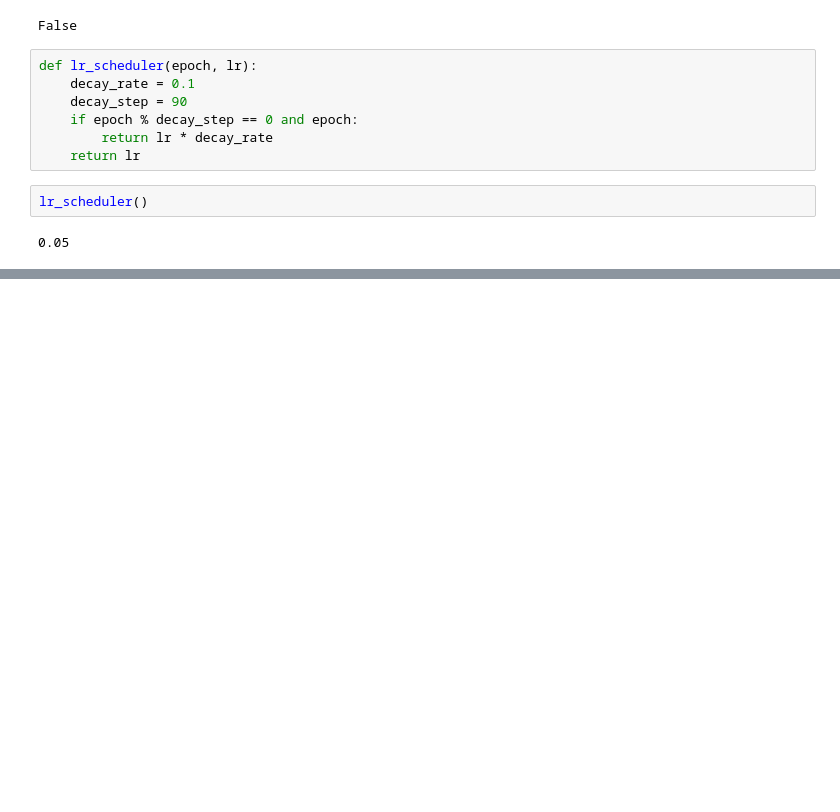
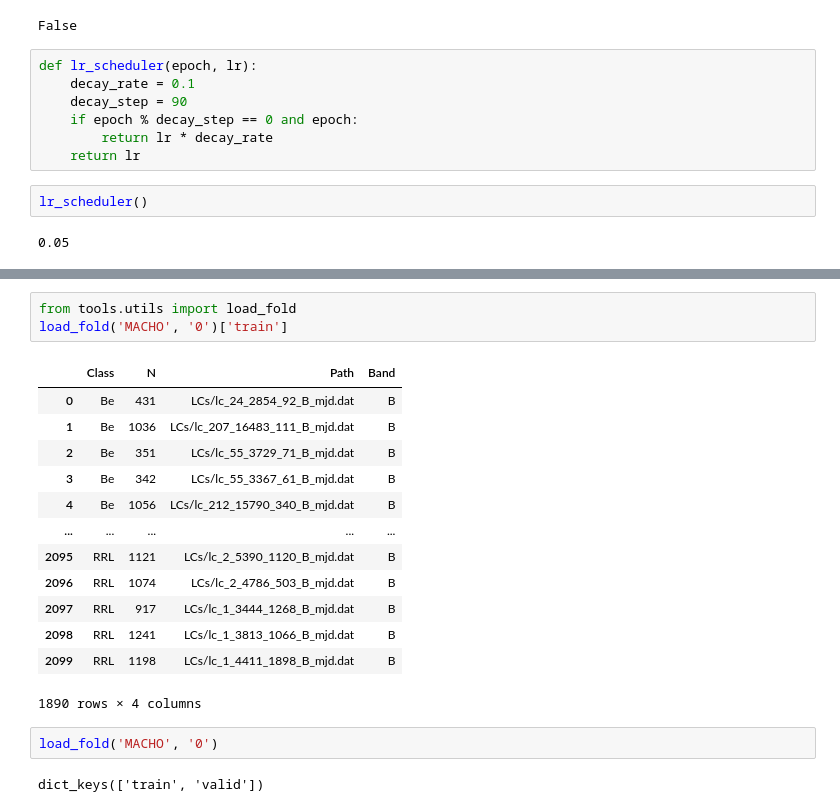
Before and after one commit to JerryLiuMY/transformer_astro, a Jupyter notebook: test.ipynb, the cells around one changed output, grey strips where cells are left out. Saved outputs shown, nothing was run; the diff lists cells and outputs as text; blank space fills up the shorter version.

```diff
--- a/test.ipynb
+++ b/test.ipynb
@@ -24,0 +33,21 @@ lr_scheduler()
+# %%
+from tools.utils import load_fold
+load_fold('MACHO', '0')['train']
+# %% [output]
+|  | Class | N | Path | Band |
+| 0 | Be | 431 | LCs/lc_24_2854_92_B_mjd.dat | B |
+| 1 | Be | 1036 | LCs/lc_207_16483_111_B_mjd.dat | B |
+| 2 | Be | 351 | LCs/lc_55_3729_71_B_mjd.dat | B |
+| 3 | Be | 342 | LCs/lc_55_3367_61_B_mjd.dat | B |
+| 4 | Be | 1056 | LCs/lc_212_15790_340_B_mjd.dat | B |
+| ... | ... | ... | ... | ... |
+| 2095 | RRL | 1121 | LCs/lc_2_5390_1120_B_mjd.dat | B |
+| 2096 | RRL | 1074 | LCs/lc_2_4786_503_B_mjd.dat | B |
+| 2097 | RRL | 917 | LCs/lc_1_3444_1268_B_mjd.dat | B |
+| 2098 | RRL | 1241 | LCs/lc_1_3813_1066_B_mjd.dat | B |
+| 2099 | RRL | 1198 | LCs/lc_1_4411_1898_B_mjd.dat | B |
+1890 rows × 4 columns
+# %%
+load_fold('MACHO', '0')
+# %% [output]
+dict_keys(['train', 'valid'])
```
Also changed, not shown: parts of 1 cell of this notebook, 10 other files.
